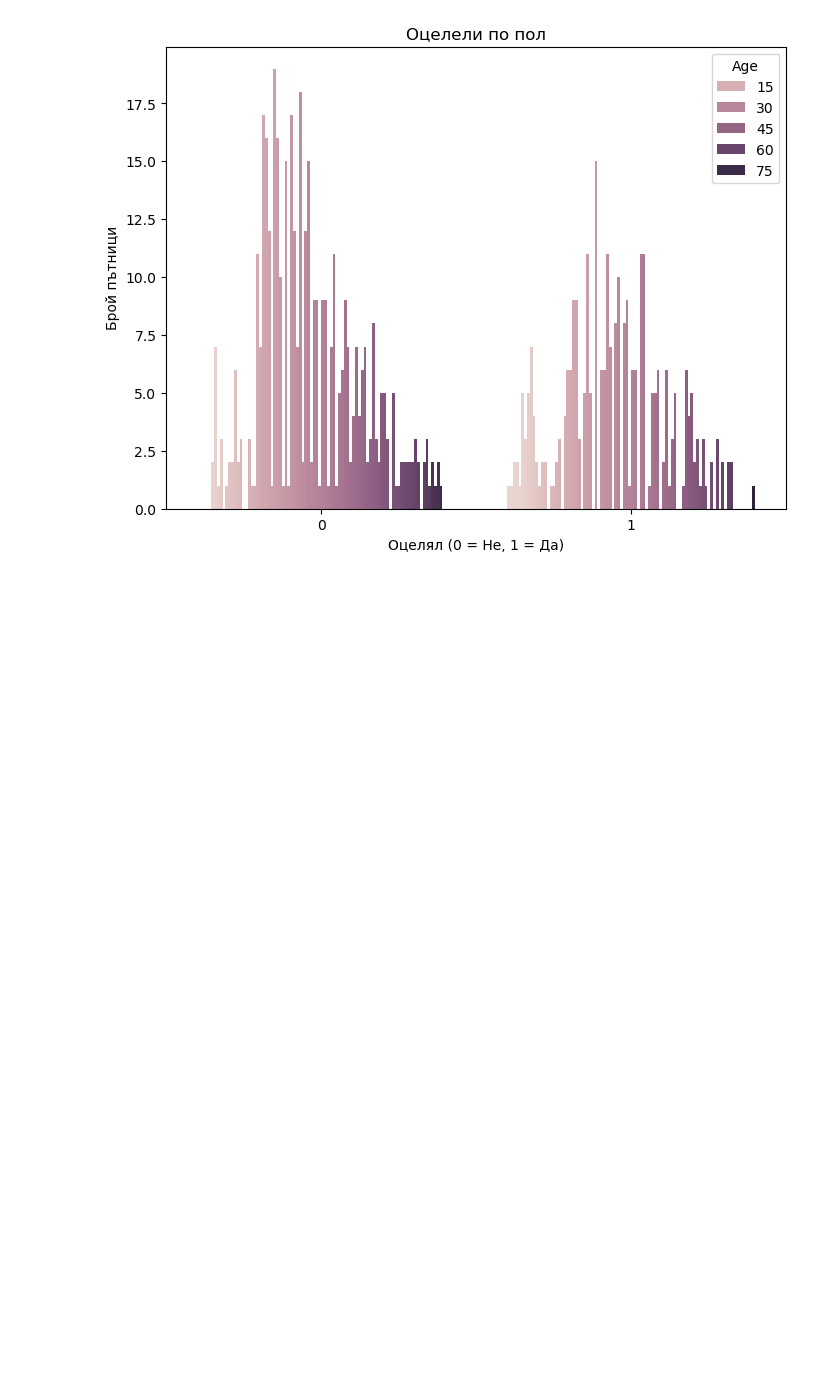
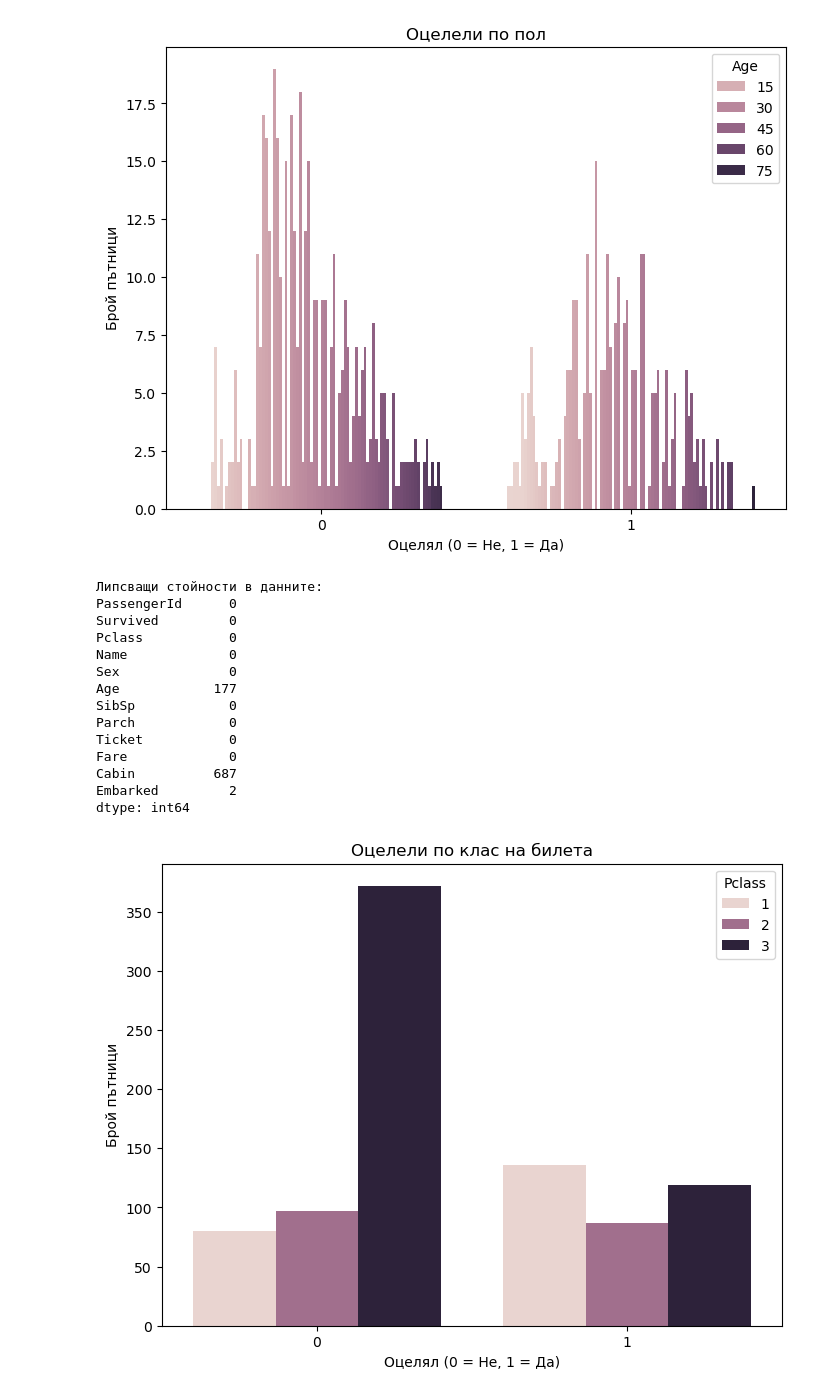
Before and after one commit to ValentinYotov/ML-Titanic-Prediction, a Jupyter notebook: titanic.ipynb, the cells around one changed output. Drawn from its saved outputs; the diff is of its cells as text; code cells hidden in the pictures; blank space fills up the shorter version.

Commit message:
filling data

```diff
--- a/titanic.ipynb
+++ b/titanic.ipynb
@@ -14,3 +14,31 @@ plt.ylabel('Брой пътници')
 plt.show()
 # %% [output]
 [figure]
+# %%
+
+print("\nЛипсващи стойности в данните:")
+print(train_data.isnull().sum())
+
+
+plt.figure(figsize=(8, 6))
+sns.countplot(x='Survived', hue='Pclass', data=train_data)
+plt.title('Оцелели по клас на билета')
+plt.xlabel('Оцелял (0 = Не, 1 = Да)')
+plt.ylabel('Брой пътници')
+plt.show()
+# %% [output]
+Липсващи стойности в данните:
+PassengerId      0
+Survived         0
+Pclass           0
+Name             0
+Sex              0
+Age            177
+SibSp            0
+Parch            0
+Ticket           0
+Fare             0
+Cabin          687
+Embarked         2
+dtype: int64
+[figure, added]
```
Also changed, not shown: parts of 2 cells of this notebook.
